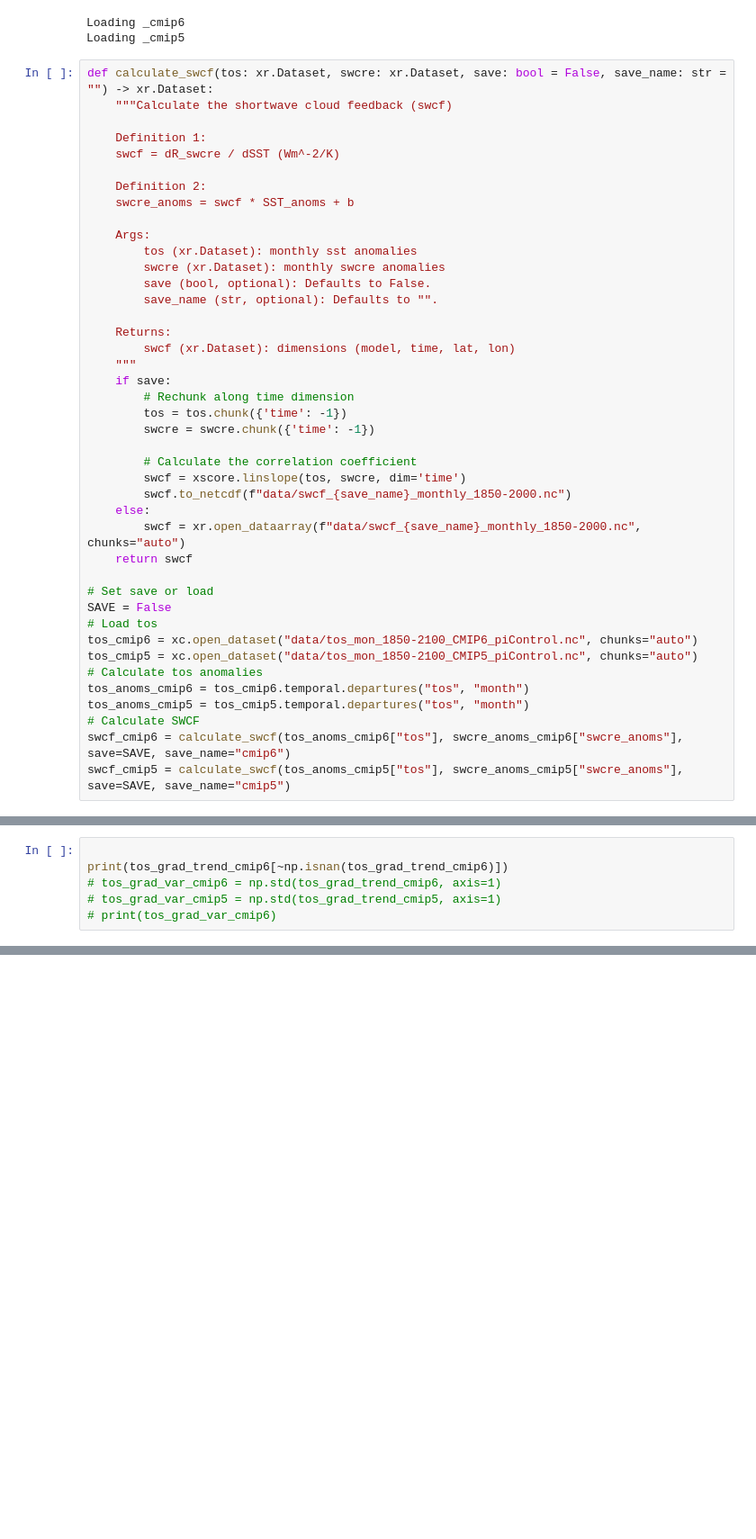
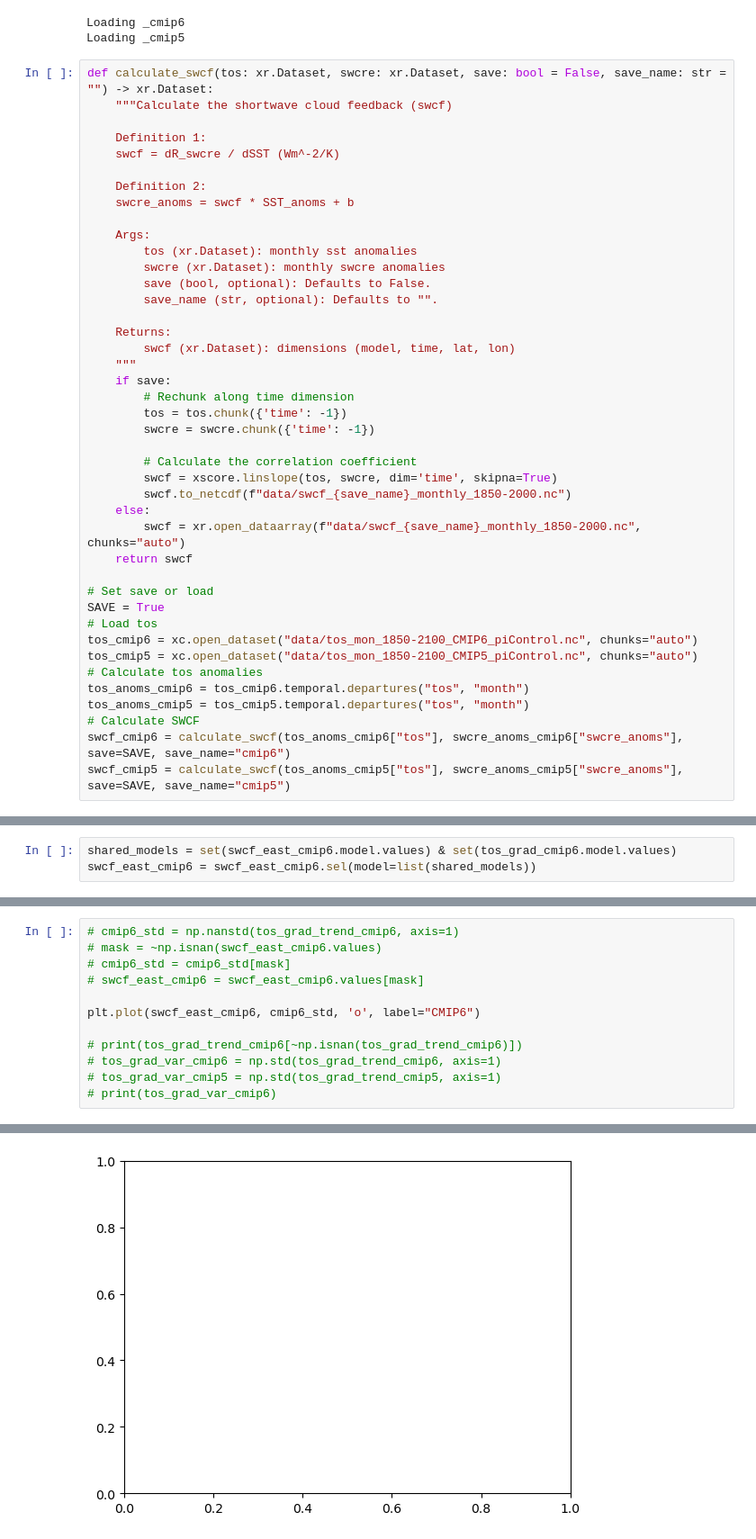
Before and after one commit to zacespinosa/tropical_pacific_clouds, a Jupyter notebook: sstcldfb.ipynb, the cells around one changed output, grey strips where cells are left out. Shown: that part at 90% size. Saved outputs shown, nothing was run; the diff lists cells and outputs as text; blank space fills up the shorter version.

```diff
--- a/sstcldfb.ipynb
+++ b/sstcldfb.ipynb
@@ -247,14 +252,14 @@ def calculate_swcf(tos: xr.Dataset, swcre: xr.Dataset, save: bool = False, save_
         swcre = swcre.chunk({'time': -1})
 
         # Calculate the correlation coefficient
-        swcf = xscore.linslope(tos, swcre, dim='time')
+        swcf = xscore.linslope(tos, swcre, dim='time', skipna=True)
         swcf.to_netcdf(f"data/swcf_{save_name}_monthly_1850-2000.nc")
     else:
         swcf = xr.open_dataarray(f"data/swcf_{save_name}_monthly_1850-2000.nc", chunks="auto")
     return swcf
 
 # Set save or load
-SAVE = False
+SAVE = True
 # Load tos
 tos_cmip6 = xc.open_dataset("data/tos_mon_1850-2100_CMIP6_piControl.nc", chunks="auto")
 tos_cmip5 = xc.open_dataset("data/tos_mon_1850-2100_CMIP5_piControl.nc", chunks="auto")
@@ -343,0 +381,3 @@ tos_grad_trend_cmip5.to_netcdf("data/tos_grad_trend_cmip5.nc")
+# %%
+shared_models = set(swcf_east_cmip6.model.values) & set(tos_grad_cmip6.model.values)
+swcf_east_cmip6 = swcf_east_cmip6.sel(model=list(shared_models))
@@ -344,6 +386,13 @@ tos_grad_trend_cmip5.to_netcdf("data/tos_grad_trend_cmip5.nc")
 # %%
+# cmip6_std = np.nanstd(tos_grad_trend_cmip6, axis=1)
+# mask = ~np.isnan(swcf_east_cmip6.values)
+# cmip6_std = cmip6_std[mask]
+# swcf_east_cmip6 = swcf_east_cmip6.values[mask]
 
-print(tos_grad_trend_cmip6[~np.isnan(tos_grad_trend_cmip6)])
+plt.plot(swcf_east_cmip6, cmip6_std, 'o', label="CMIP6")
+
+# print(tos_grad_trend_cmip6[~np.isnan(tos_grad_trend_cmip6)])
 # tos_grad_var_cmip6 = np.std(tos_grad_trend_cmip6, axis=1)
 # tos_grad_var_cmip5 = np.std(tos_grad_trend_cmip5, axis=1)
 # print(tos_grad_var_cmip6)
+# %% [output]
@@ -349,0 +400 @@ print(tos_grad_trend_cmip6[~np.isnan(tos_grad_trend_cmip6)])
+[figure, added]
```
Also changed, not shown: parts of 12 cells of this notebook.
